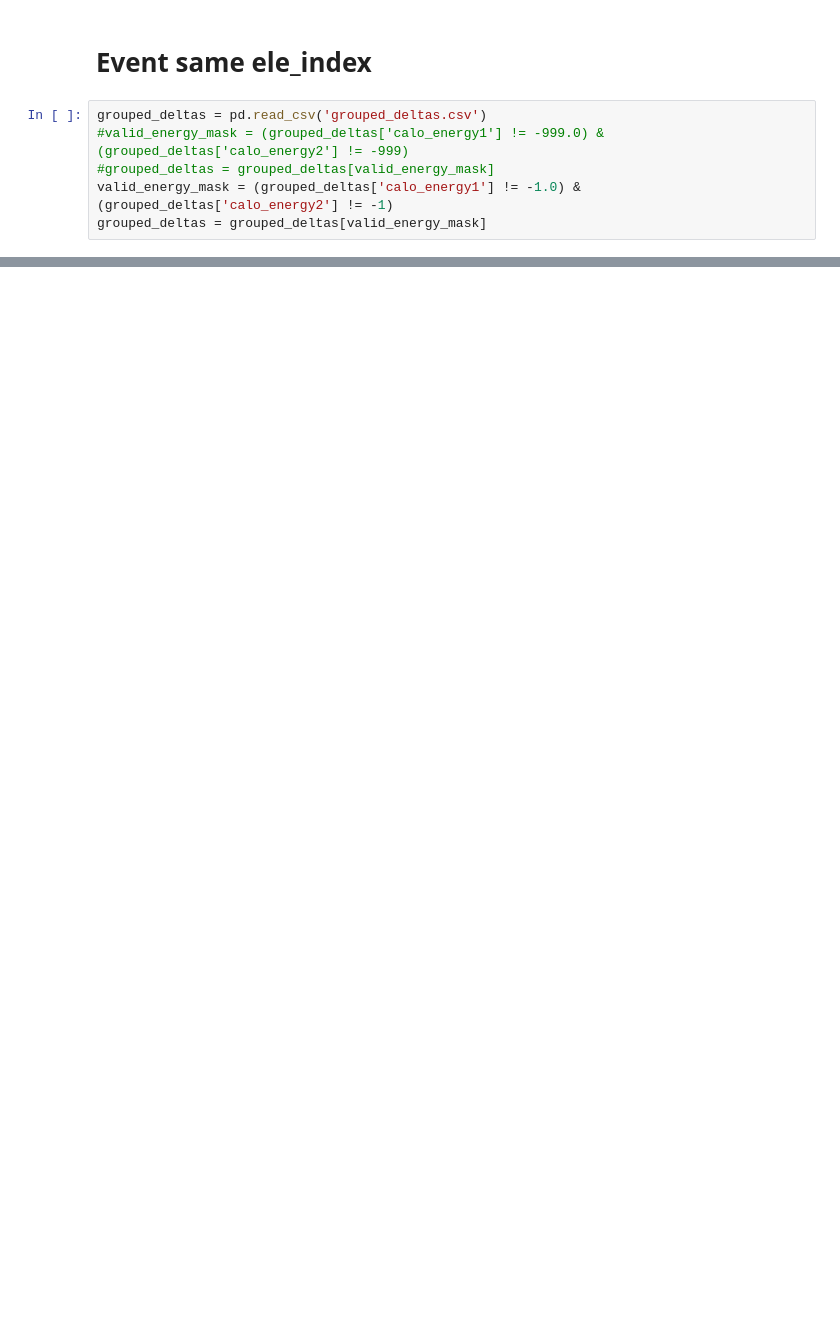
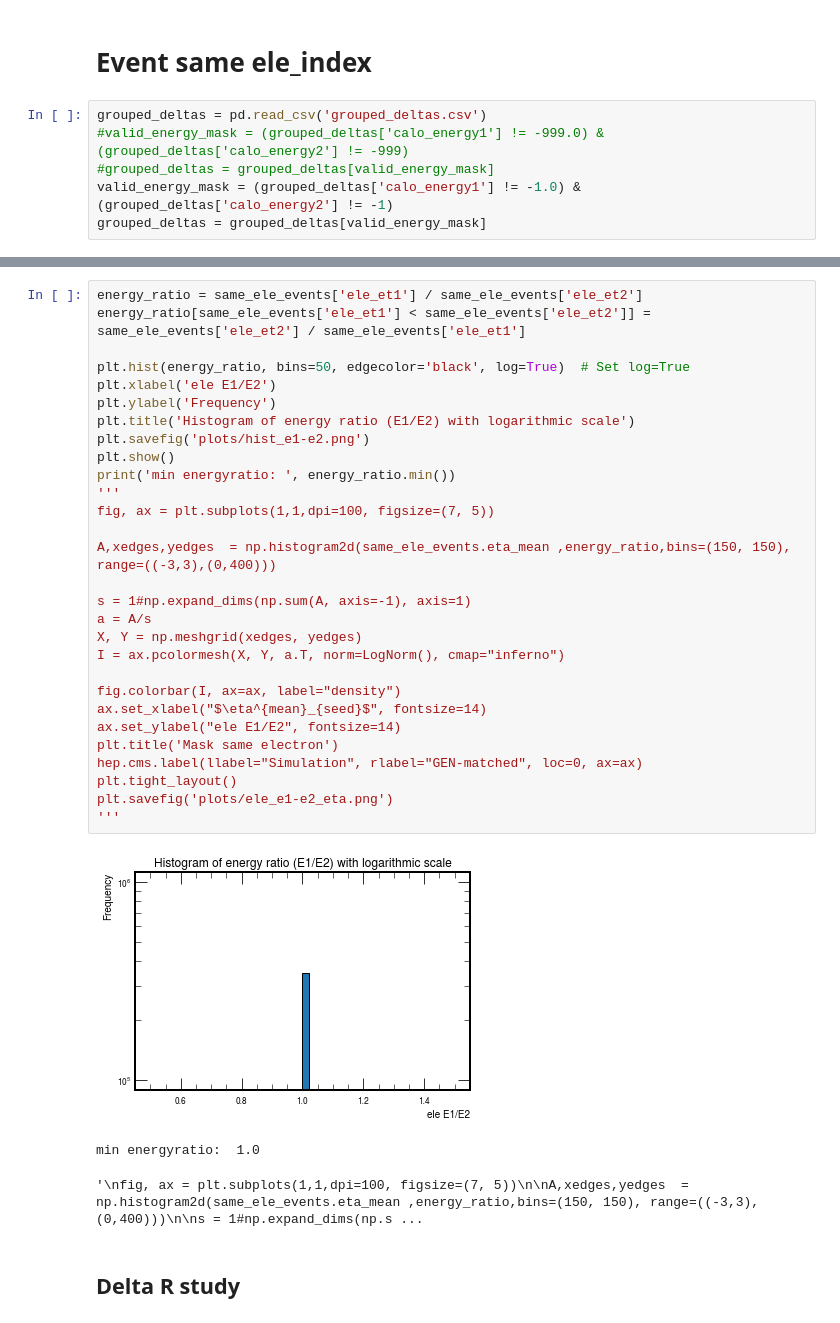
Before and after one commit to Cirrinci/CMS_Simulation, a Jupyter notebook: overlapping_ele.ipynb, the cells around one changed output, grey strips where cells are left out. Cells and saved outputs as stored; diff of their text form; blank space fills up the shorter version.

```diff
--- a/overlapping_ele.ipynb
+++ b/overlapping_ele.ipynb
@@ -350,3 +318,38 @@ min energyratio:  1.0
+# %%
+energy_ratio = same_ele_events['ele_et1'] / same_ele_events['ele_et2']
+energy_ratio[same_ele_events['ele_et1'] < same_ele_events['ele_et2']] = same_ele_events['ele_et2'] / same_ele_events['ele_et1']
+
+plt.hist(energy_ratio, bins=50, edgecolor='black', log=True)  # Set log=True
+plt.xlabel('ele E1/E2')
+plt.ylabel('Frequency')
+plt.title('Histogram of energy ratio (E1/E2) with logarithmic scale')
+plt.savefig('plots/hist_e1-e2.png')
+plt.show()
+print('min energyratio: ', energy_ratio.min())
+'''
+fig, ax = plt.subplots(1,1,dpi=100, figsize=(7, 5))
+
+A,xedges,yedges  = np.histogram2d(same_ele_events.eta_mean ,energy_ratio,bins=(150, 150), range=((-3,3),(0,400)))
+
+s = 1#np.expand_dims(np.sum(A, axis=-1), axis=1)
+a = A/s
+X, Y = np.meshgrid(xedges, yedges)
+I = ax.pcolormesh(X, Y, a.T, norm=LogNorm(), cmap="inferno")
+
+fig.colorbar(I, ax=ax, label="density")
+ax.set_xlabel("$\eta^{mean}_{seed}$", fontsize=14)
+ax.set_ylabel("ele E1/E2", fontsize=14)
+plt.title('Mask same electron')
+hep.cms.label(llabel="Simulation", rlabel="GEN-matched", loc=0, ax=ax)
+plt.tight_layout()
+plt.savefig('plots/ele_e1-e2_eta.png')
+'''
+# %% [output]
+[figure, added]
+min energyratio:  1.0
+'\nfig, ax = plt.subplots(1,1,dpi=100, figsize=(7, 5))\n\nA,xedges,yedges  = np.histogram2d(same_ele_events.eta_mean ,energy_ratio,bins=(150, 150), range=((-3,3),(0,400)))\n\ns = 1#np.expand_dims(np.s ...
+# %% [markdown]
+## Delta R study
 # %%
 total_events = len(grouped_deltas)
 
```
Also changed, not shown: parts of 26 cells of this notebook.
